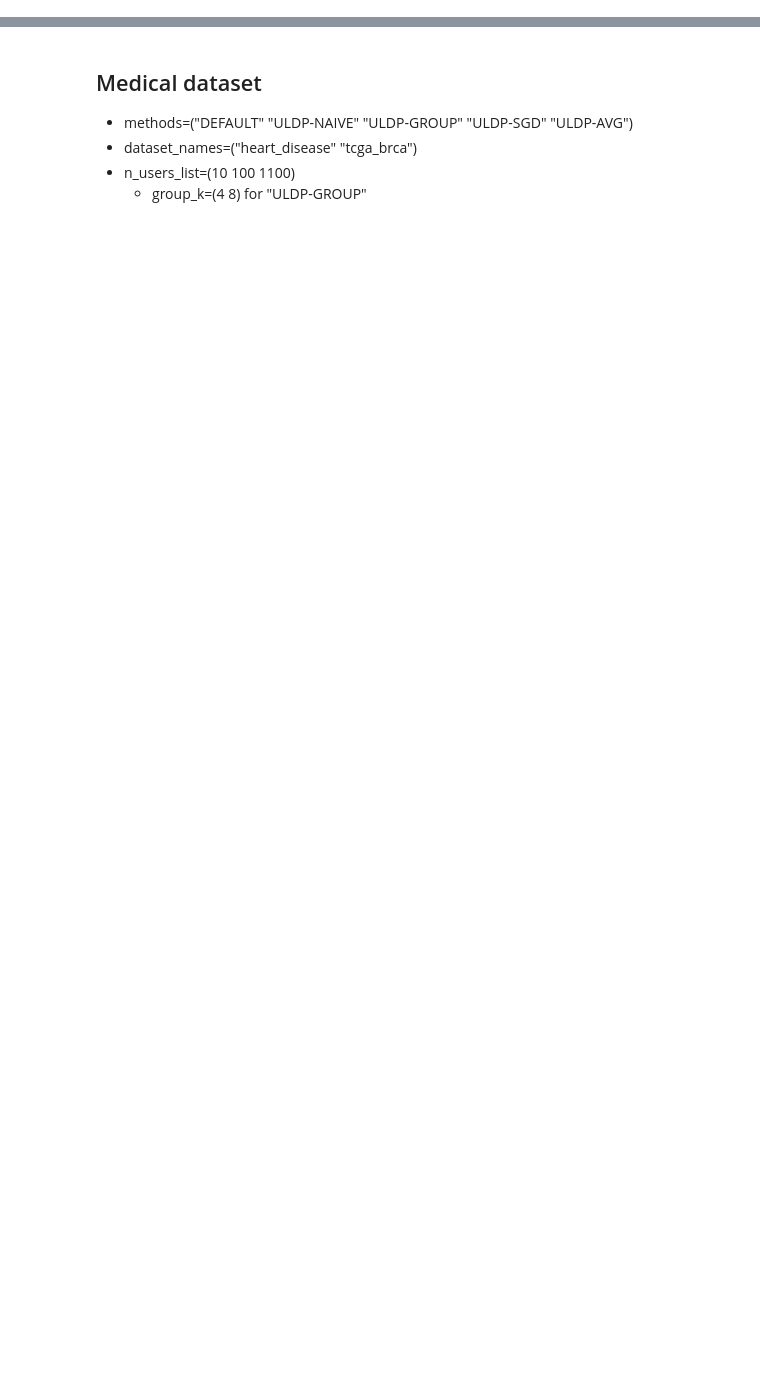
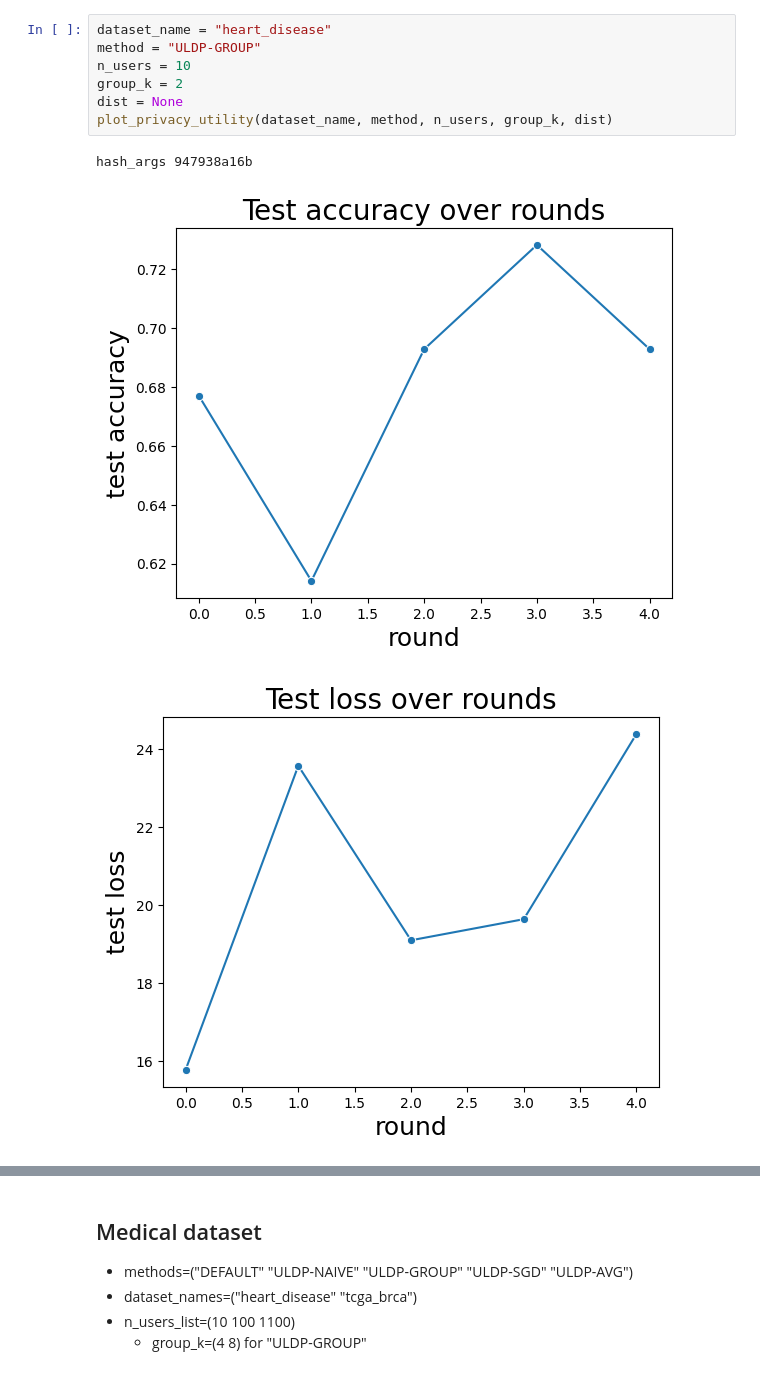
Before and after one commit to FumiyukiKato/uldp-fl, a Jupyter notebook: exp/exp_results.ipynb, the cells around one changed output, grey strips where cells are left out. Drawn from its saved outputs; the diff is of its cells as text; blank space fills up the shorter version.

```diff
--- a/exp/exp_results.ipynb
+++ b/exp/exp_results.ipynb
@@ -289,3 +317,14 @@ def plot_privacy_utility(dataset_name, method, n_users):
             dpi=100,
             bbox_inches="tight",
         )
+# %%
+dataset_name = "heart_disease"
+method = "ULDP-GROUP"
+n_users = 10
+group_k = 2
+dist = None
+plot_privacy_utility(dataset_name, method, n_users, group_k, dist)
+# %% [output]
+hash_args 947938a16b
+[figure, added]
+[figure, added]
```
Also changed, not shown: parts of 12 cells of this notebook, 6 other files.
